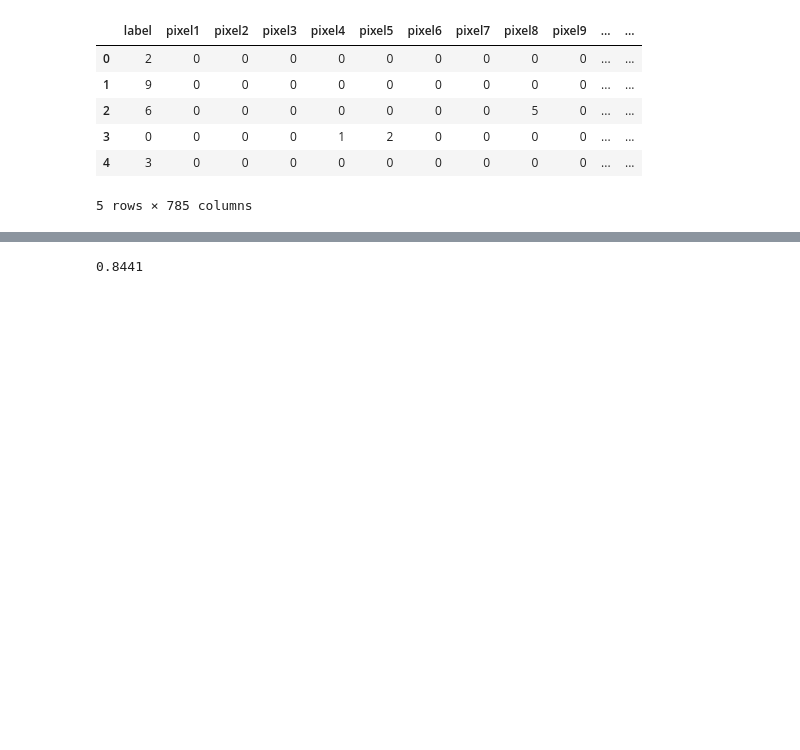
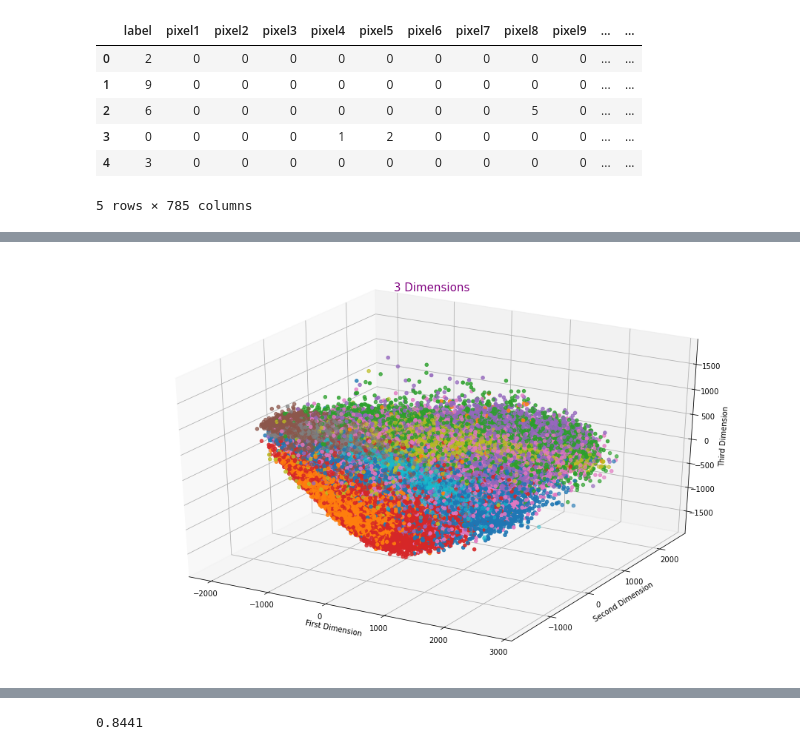
Before and after one commit to renanarimon/ML, a Jupyter notebook: fashion mnist.ipynb, the cells around one changed output, grey strips where cells are left out. Drawn from its saved outputs; the diff is of its cells as text; code cells hidden in the pictures; blank space fills up the shorter version.

```diff
--- a/fashion mnist.ipynb
+++ b/fashion mnist.ipynb
@@ -50,0 +155,16 @@ Name: label, dtype: int64
+# %%
+graph = plt.figure(figsize=(16,10)).gca(projection='3d')
+plt.title('3 Dimensions', fontdict= {'fontsize':15, 'color' : 'Purple'}, loc='center')
+graph.scatter(
+    xs=df_train["1D"],
+    ys=df_train["2D"],
+    zs=df_train["3D"],
+    c=df_train["label"],
+    cmap='tab10'
+)
+graph.set_xlabel('First Dimension')
+graph.set_ylabel('Second Dimension')
+graph.set_zlabel('Third Dimension')
+plt.show()
+# %% [output]
+[figure, added]
```
Also changed, not shown: parts of 23 cells of this notebook.
